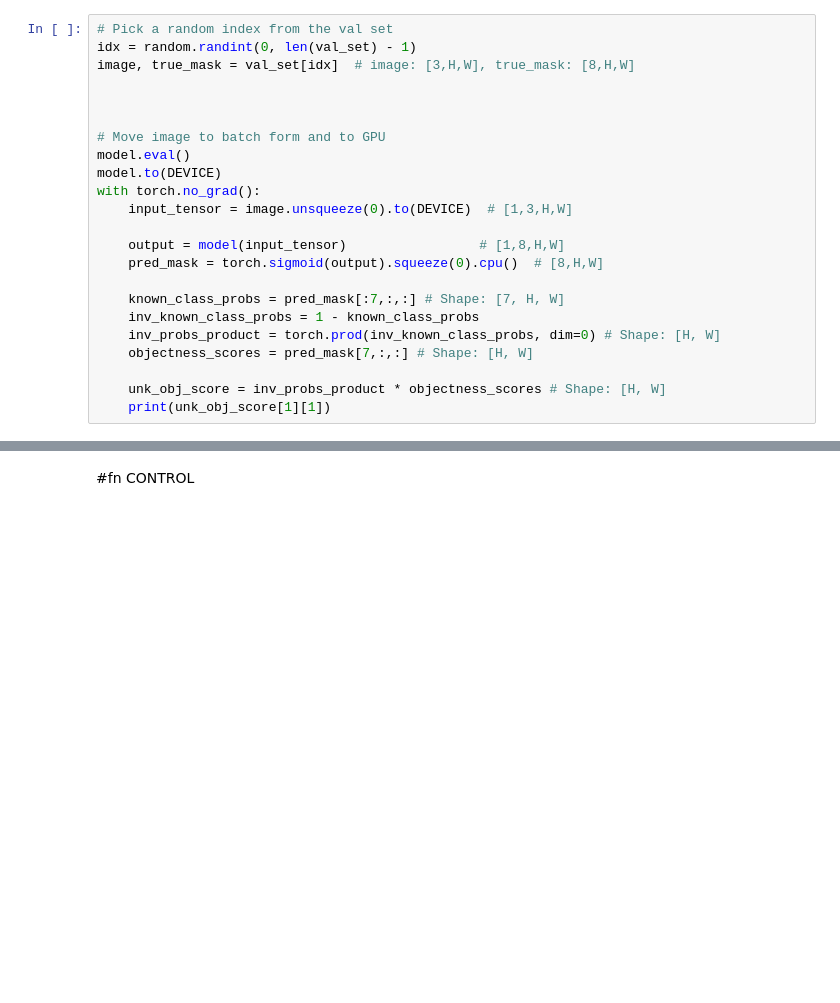
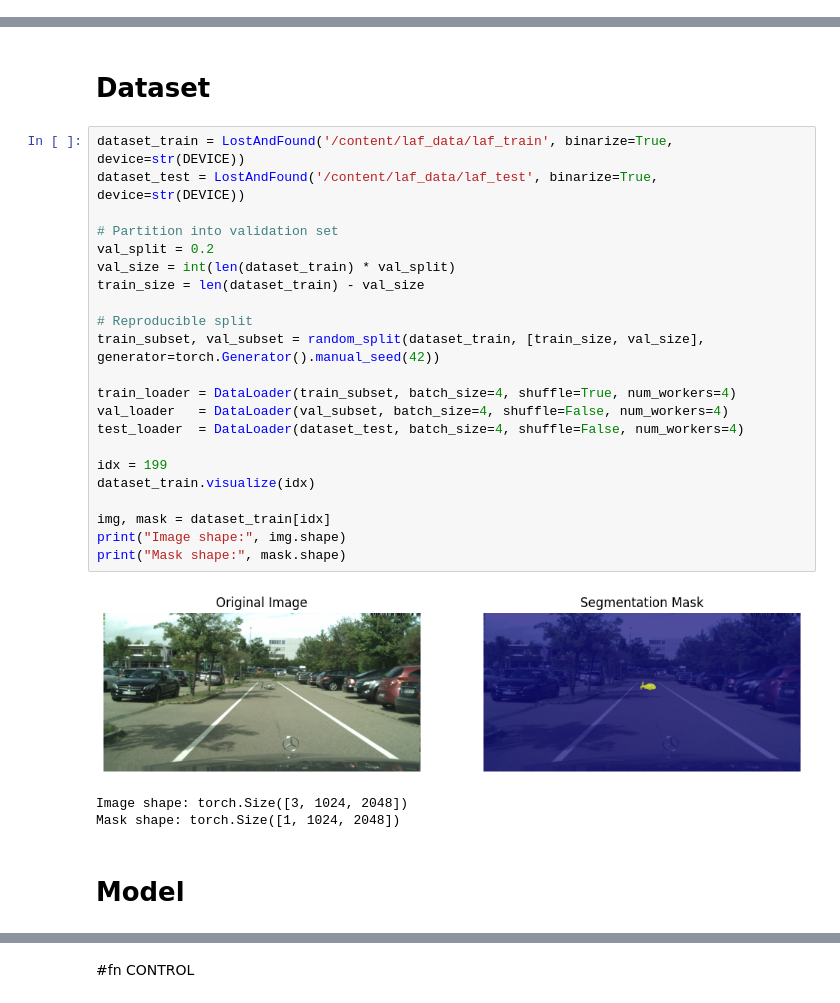
Before and after one commit to edgarcancinoe/maybe-obstacle, a Jupyter notebook: UAROI_Confromal_Risk_Control.ipynb, the cells around one changed output, grey strips where cells are left out. Drawn from its saved outputs; the diff is of its cells as text; blank space fills up the shorter version.

Commit message:
Update: github restructuration. Conformal prediction notebook with LAF data loading and usage.

```diff
--- a/UAROI_Confromal_Risk_Control.ipynb
+++ b/UAROI_Confromal_Risk_Control.ipynb
@@ -356,23 +0,0 @@ for item_name in sorted_file_list:
-# %%
-# Pick a random index from the val set
-idx = random.randint(0, len(val_set) - 1)
-image, true_mask = val_set[idx]  # image: [3,H,W], true_mask: [8,H,W]
-
-
-
-# Move image to batch form and to GPU
-model.eval()
-model.to(DEVICE)
-with torch.no_grad():
-    input_tensor = image.unsqueeze(0).to(DEVICE)  # [1,3,H,W]
-
-    output = model(input_tensor)                 # [1,8,H,W]
-    pred_mask = torch.sigmoid(output).squeeze(0).cpu()  # [8,H,W]
-
-    known_class_probs = pred_mask[:7,:,:] # Shape: [7, H, W]
-    inv_known_class_probs = 1 - known_class_probs
-    inv_probs_product = torch.prod(inv_known_class_probs, dim=0) # Shape: [H, W]
-    objectness_scores = pred_mask[7,:,:] # Shape: [H, W]
-
-    unk_obj_score = inv_probs_product * objectness_scores # Shape: [H, W]
-    print(unk_obj_score[1][1])
@@ -380,0 +211,30 @@ NameError: name 'val_set' is not defined
+# %% [markdown]
+# Dataset
+# %%
+dataset_train = LostAndFound('/content/laf_data/laf_train', binarize=True, device=str(DEVICE))
+dataset_test = LostAndFound('/content/laf_data/laf_test', binarize=True, device=str(DEVICE))
+
+# Partition into validation set
+val_split = 0.2
+val_size = int(len(dataset_train) * val_split)
+train_size = len(dataset_train) - val_size
+
+# Reproducible split
+train_subset, val_subset = random_split(dataset_train, [train_size, val_size], generator=torch.Generator().manual_seed(42))
+
+train_loader = DataLoader(train_subset, batch_size=4, shuffle=True, num_workers=4)
+val_loader   = DataLoader(val_subset, batch_size=4, shuffle=False, num_workers=4)
+test_loader  = DataLoader(dataset_test, batch_size=4, shuffle=False, num_workers=4)
+
+idx = 199
+dataset_train.visualize(idx)
+
+img, mask = dataset_train[idx]
+print("Image shape:", img.shape)
+print("Mask shape:", mask.shape)
+# %% [output]
+[figure, added]
+Image shape: torch.Size([3, 1024, 2048])
+Mask shape: torch.Size([1, 1024, 2048])
+# %% [markdown]
+# Model
```
Also changed, not shown: parts of 36 cells of this notebook, 7 other files.
